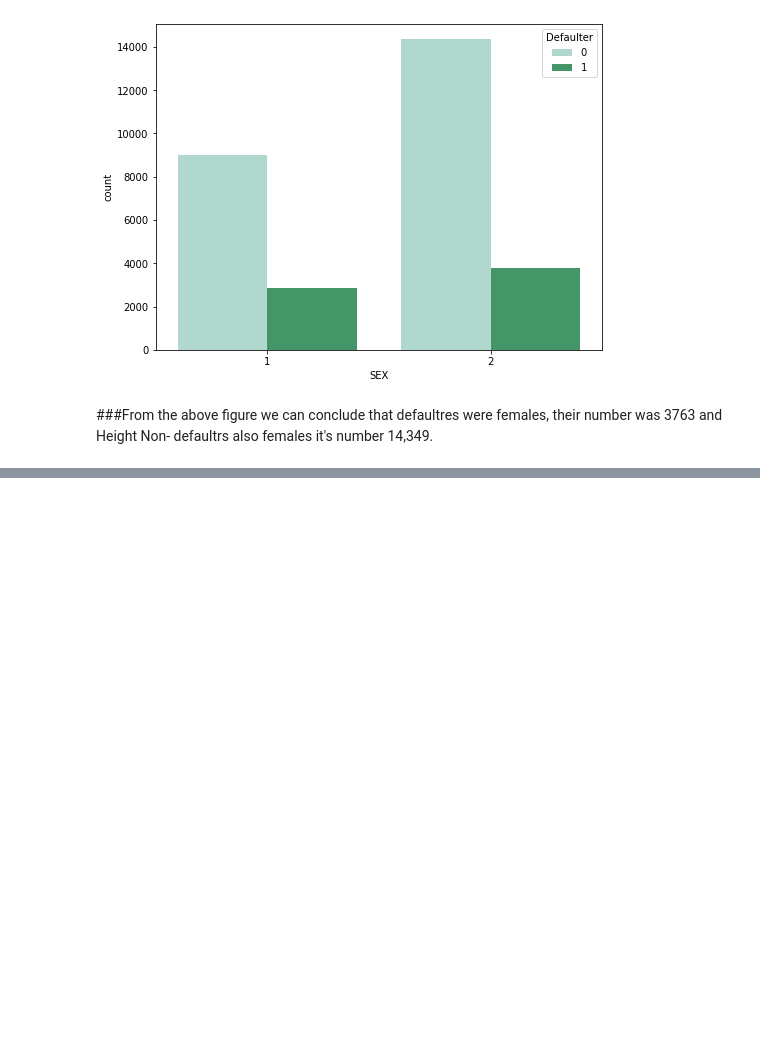
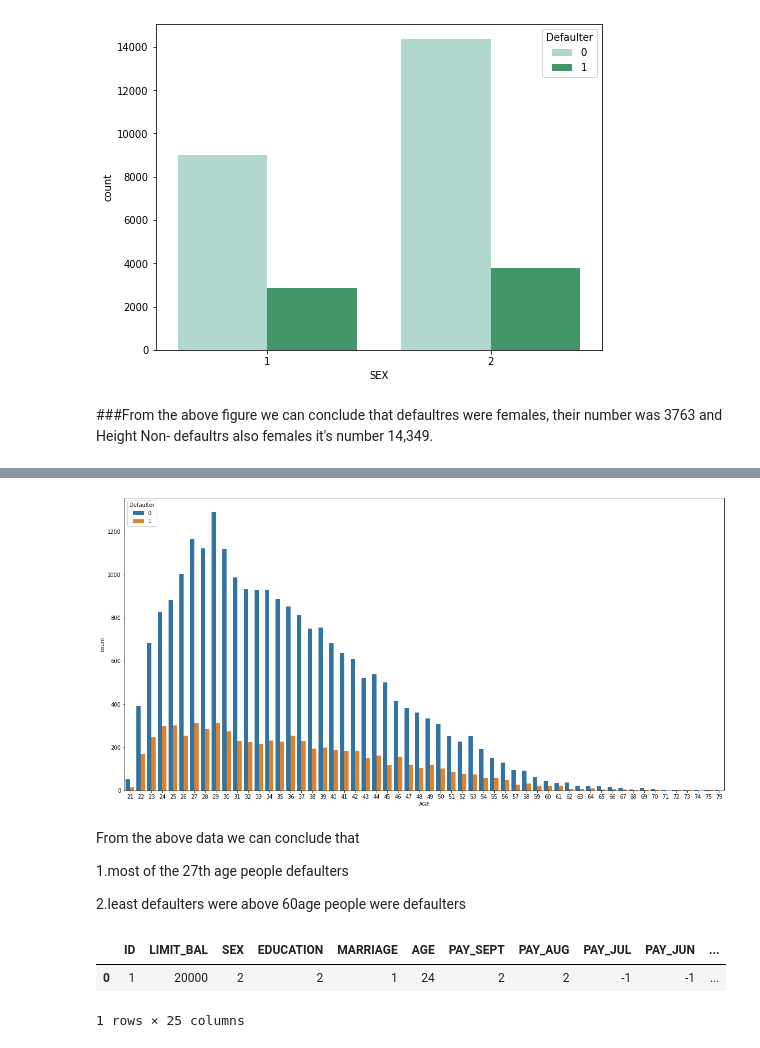
Before and after one commit to kumarlova/Credit-Card-Default-Prediction, a Jupyter notebook: Copy_of_Credit_Card_Default_Prediction_Capstone_Project.ipynb, the cells around one changed output, grey strips where cells are left out. Drawn from its saved outputs; the diff is of its cells as text; code cells hidden in the pictures; blank space fills up the shorter version.

```diff
--- a/Copy_of_Credit_Card_Default_Prediction_Capstone_Project.ipynb
+++ b/Copy_of_Credit_Card_Default_Prediction_Capstone_Project.ipynb
@@ -717,0 +789,18 @@ plt.show()
+# %%
+plt.figure(figsize=(20,10))
+sns.countplot(x='AGE',hue='Defaulter',data=df)
+plt.show()
+# %% [output]
+[figure, added]
+# %% [markdown]
+From the above data we can conclude that
+
+1.most of the 27th age people defaulters
+
+2.least defaulters were above 60age people were defaulters
+# %%
+df.head(1)
+# %% [output]
+|  | ID | LIMIT_BAL | SEX | EDUCATION | MARRIAGE | AGE | PAY_SEPT | PAY_AUG | PAY_JUL | PAY_JUN | ... |
+| 0 | 1 | 20000 | 2 | 2 | 1 | 24 | 2 | 2 | -1 | -1 | ... |
+1 rows × 25 columns
```
Also changed, not shown: parts of 123 cells of this notebook.
